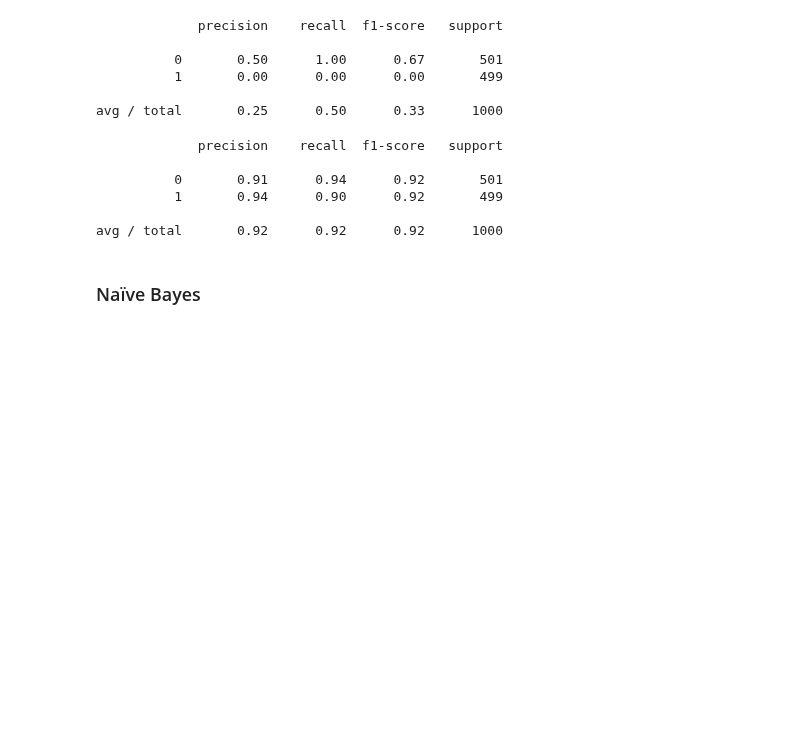
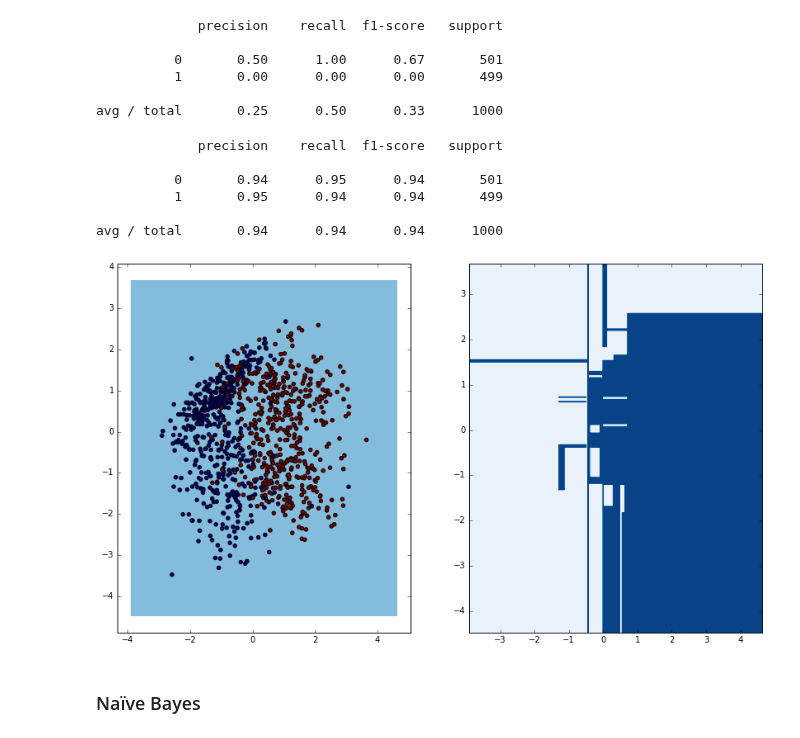
Before and after one commit to borjaeg/nlp_tests, a Jupyter notebook: One class classifier.ipynb, the cells around one changed output. Saved outputs shown, nothing was run; the diff lists cells and outputs as text; code cells hidden in the pictures; blank space fills up the shorter version.

Commit message:
adding decision boundaries

```diff
--- a/One class classifier.ipynb
+++ b/One class classifier.ipynb
@@ -10,7 +10,8 @@ from sklearn.linear_model import Perceptron
 from sklearn.svm import SVC
 from sklearn.metrics import classification_report
 # %%
-X, y = datasets.make_classification(n_samples = 1000, n_features= 10, n_classes=2)
+X, y = datasets.make_classification(n_samples = 1000, n_features= 2, n_informative = 2,
+                                    n_redundant = 0, n_classes=2)
 # %%
 one_class_X = X[np.where(y == 0)]
 one_class_y = y[np.where(y == 0)]
@@ -28,16 +29,38 @@ print(classification_report(y, dt.predict(X)))
 
 avg / total       0.25      0.50      0.33      1000
 # %%
-dt = DecisionTreeClassifier(class_weight={0:10})
-dt.fit(X[:500], y[:500])
-print(classification_report(y, dt.predict(X)))
+dt_w = DecisionTreeClassifier(class_weight={0:10})
+dt_w.fit(X[:500], y[:500])
+print(classification_report(y, dt_w.predict(X)))
 # %% [output]
              precision    recall  f1-score   support
 
-          0       0.91      0.94      0.92       501
-          1       0.94      0.90      0.92       499
+          0       0.94      0.95      0.94       501
+          1       0.95      0.94      0.94       499
 
-avg / total       0.92      0.92      0.92      1000
+avg / total       0.94      0.94      0.94      1000
+# %%
+plot_step = 0.02
+x_min, x_max = X[:, 0].min() - 1, X[:, 0].max() + 1
+y_min, y_max = X[:, 1].min() - 1, X[:, 1].max() + 1
+xx, yy = np.meshgrid(np.arange(x_min, x_max, plot_step),
+                         np.arange(y_min, y_max, plot_step))
+
+Z = dt.predict(np.c_[xx.ravel(), yy.ravel()])
+Z = Z.reshape(xx.shape)
+Z_w = dt_w.predict(np.c_[xx.ravel(), yy.ravel()])
+Z_w = Z_w.reshape(xx.shape)
+plt.figure(figsize=(14, 8))
+plt.subplot(1,2,1)
+cs = plt.contourf(xx, yy, Z, cmap=plt.cm.Blues)
+plt.scatter(X[:, 0], X[:, 1], c=y)
+plt.subplot(1,2,2)
+cs = plt.contourf(xx, yy, Z_w, cmap=plt.cm.Blues)
+plt.scatter(X[:, 0], X[:, 1], c=y)
+plt.axis("tight")
+plt.show()
+# %% [output]
+[figure, added]
 # %% [markdown]
 ### Naïve Bayes
 # %%
```
